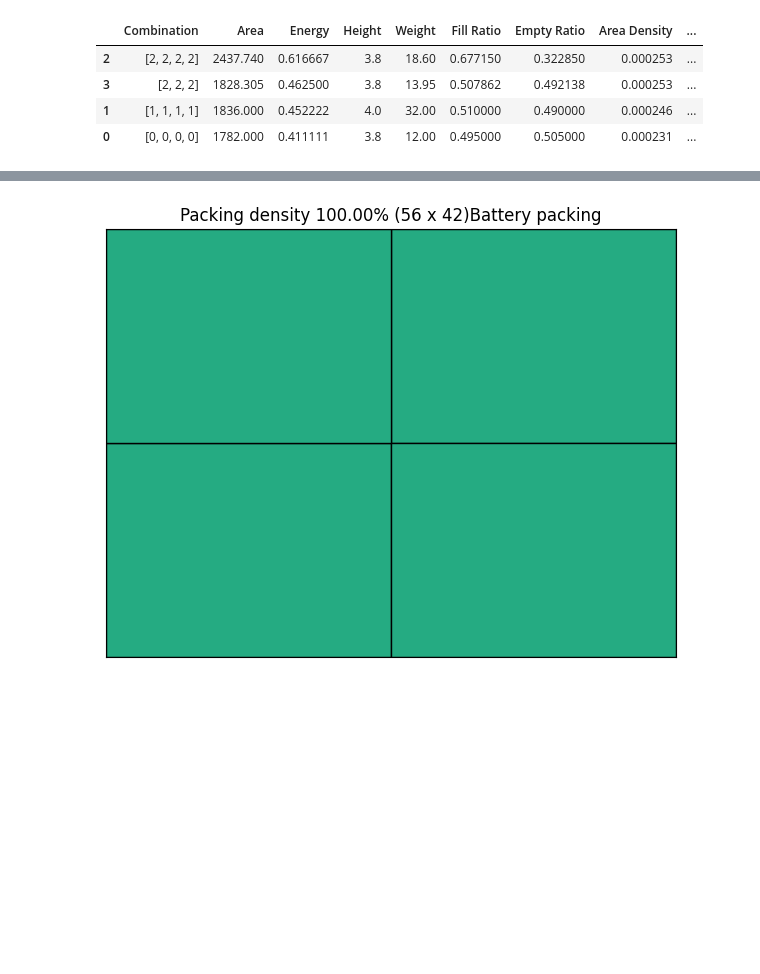
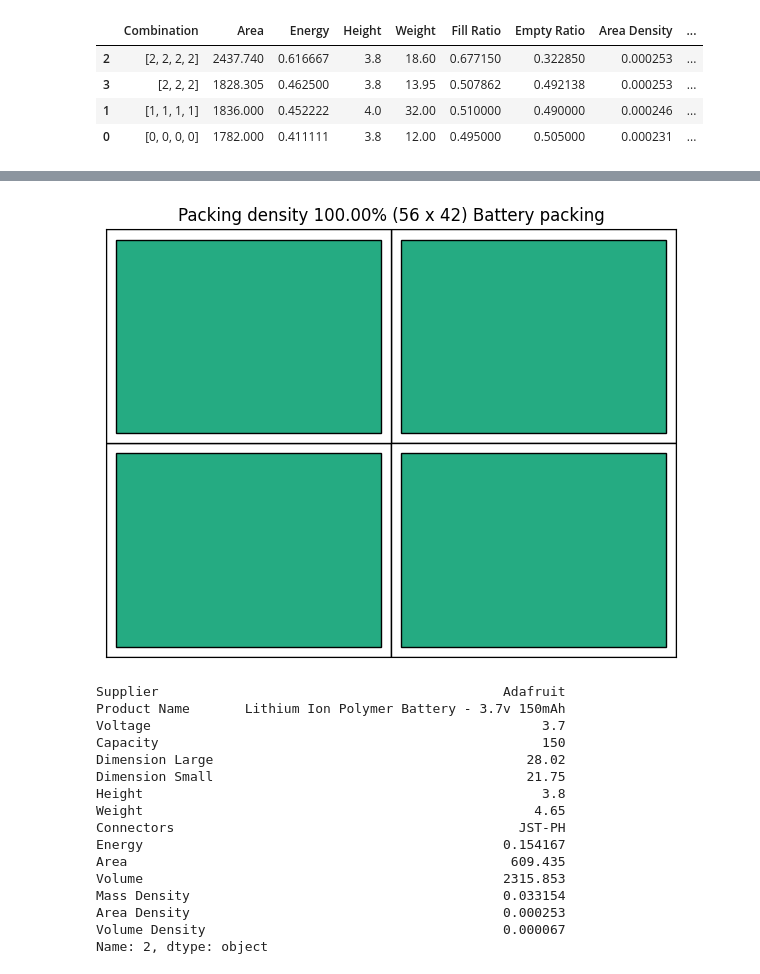
Before and after one commit to RoboticExplorationLab/Chipsat-Hardware, a Jupyter notebook: analysis/chipsat_batteries.ipynb, the cells around one changed output, grey strips where cells are left out. Cells and saved outputs as stored; diff of their text form; code cells hidden in the pictures; blank space fills up the shorter version.

```diff
--- a/analysis/chipsat_batteries.ipynb
+++ b/analysis/chipsat_batteries.ipynb
@@ -280,40 +280,60 @@ class PlotPacking:
     def feed(self, *args):
         artists = list()
         if self.index is None:
             self.index = 0
             return [self.ax]
         try:
             w, h = self.rec[self.index]
             x, y = self.pos[self.index]
         except IndexError:
             return []
         else:
             p = patches.Rectangle(
                 (x, y), w, h,
                 edgecolor='k',
-                facecolor=rectangle_color(w, h)
+                facecolor='w'
             )
             self.ax.add_patch(p)
             artists.append(p)
             ps = patches.Rectangle(
-                (x, y), w - 2*PADDING, h - 2*PADDING,
+                (x + PADDING, y + PADDING), w - 2*PADDING, h - 2*PADDING,
                 edgecolor='k',
-                facecolor='none'
+                facecolor=rectangle_color(w, h)
             )
+            self.ax.add_patch(ps)
+            artists.append(ps)
             if self.gridlines:
                 hline = self.ax.axhline(y+h, color='k', linestyle='-', linewidth=0.5)
                 vline = self.ax.axvline(x+w, color='k', linestyle='-', linewidth=0.5)
                 artists.append(hline)
                 artists.append(vline)
             self.index += 1
             return artists
 
     def display(self):
         plt.show()
+
+pp = PlotPacking(panels, positions, title=' Battery packing')
+while len(pp.feed()) >= 1:
+    pass
+pp.display()
+
+print(df.loc[combination[0]])
+# %% [output]
+[figure, added]
+Supplier                                            Adafruit
+Product Name       Lithium Ion Polymer Battery - 3.7v 150mAh
+Voltage                                                  3.7
+Capacity                                                 150
+Dimension Large                                        28.02
+Dimension Small                                        21.75
+Height                                                   3.8
+Weight                                                  4.65
+Connectors                                            JST-PH
+Energy                                              0.154167
+Area                                                 609.435
+Volume                                              2315.853
+Mass Density                                        0.033154
+Area Density                                        0.000253
+Volume Density                                      0.000067
+Name: 2, dtype: object
-# %%
-pp = PlotPacking(panels, positions, title=' Battery packing')
-while len(pp.feed()) >= 1:
-    pass
-pp.display()
-# %% [output]
-[figure, removed]
```
Also changed, not shown: 3 other files.
